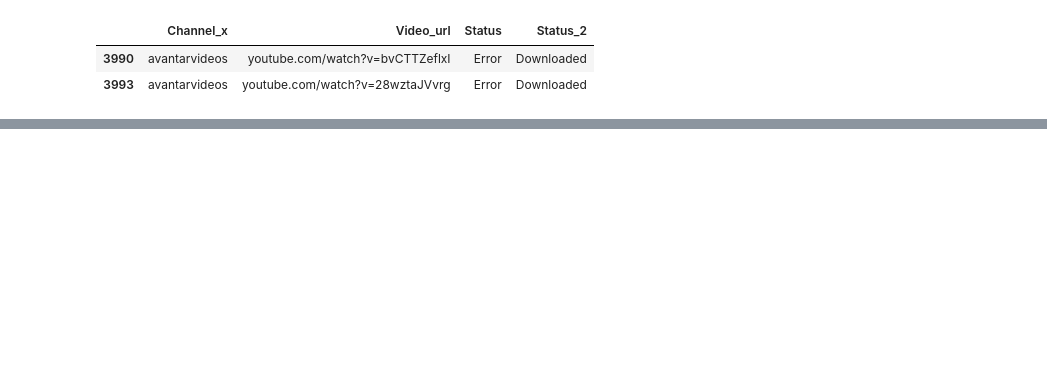
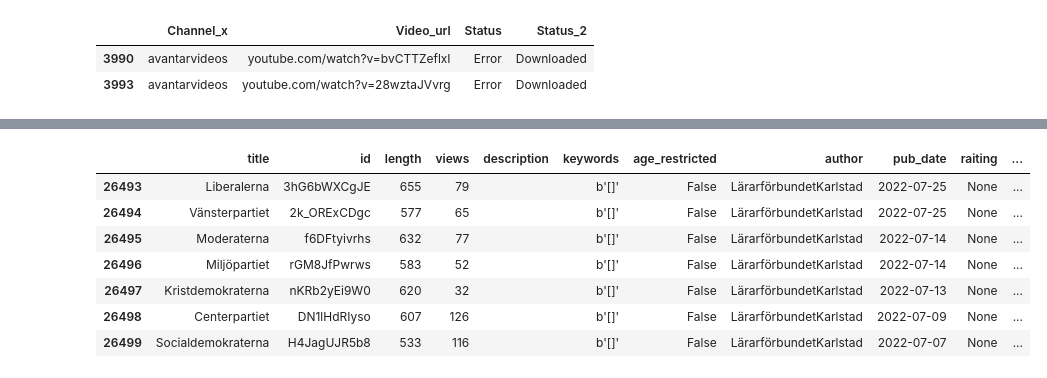
Before and after one commit to DaliaO15/CDHU-katrin_youtube, a Jupyter notebook: prototyping/video_download/downloads_analysis.ipynb, the cells around one changed output, grey strips where cells are left out. Saved outputs shown, nothing was run; the diff lists cells and outputs as text; code cells hidden in the pictures; blank space fills up the shorter version.

```diff
--- a/prototyping/video_download/downloads_analysis.ipynb
+++ b/prototyping/video_download/downloads_analysis.ipynb
@@ -226,0 +318,11 @@ full_info_status.to_parquet(path='../../data_collection/data/videos/full_downloa
+# %%
+videos_mtdta[videos_mtdta.duplicated(subset='url', keep='first')==True]
+# %% [output]
+|  | title | id | length | views | description | keywords | age_restricted | author | pub_date | raiting | ... |
+| 26493 | Liberalerna | 3hG6bWXCgJE | 655 | 79 |  | b'[]' | False | LärarförbundetKarlstad | 2022-07-25 | None | ... |
+| 26494 | Vänsterpartiet | 2k_ORExCDgc | 577 | 65 |  | b'[]' | False | LärarförbundetKarlstad | 2022-07-25 | None | ... |
+| 26495 | Moderaterna | f6DFtyivrhs | 632 | 77 |  | b'[]' | False | LärarförbundetKarlstad | 2022-07-14 | None | ... |
+| 26496 | Miljöpartiet | rGM8JfPwrws | 583 | 52 |  | b'[]' | False | LärarförbundetKarlstad | 2022-07-14 | None | ... |
+| 26497 | Kristdemokraterna | nKRb2yEi9W0 | 620 | 32 |  | b'[]' | False | LärarförbundetKarlstad | 2022-07-13 | None | ... |
+| 26498 | Centerpartiet | DN1lHdRIyso | 607 | 126 |  | b'[]' | False | LärarförbundetKarlstad | 2022-07-09 | None | ... |
+| 26499 | Socialdemokraterna | H4JagUJR5b8 | 533 | 116 |  | b'[]' | False | LärarförbundetKarlstad | 2022-07-07 | None | ... |
```
Also changed, not shown: parts of 28 cells of this notebook, 4 other files.
